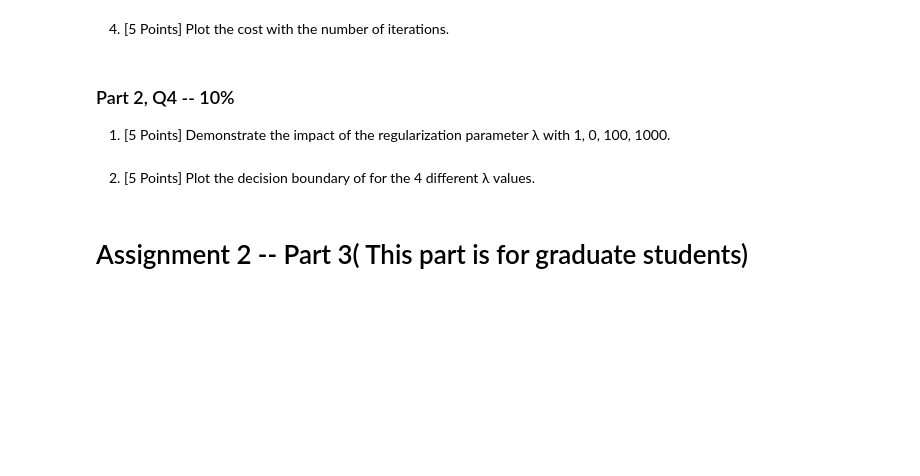
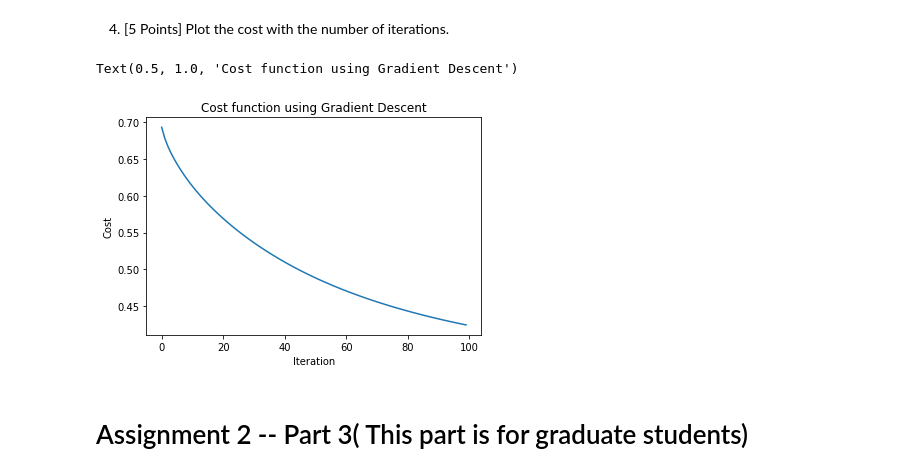
Before and after one commit to aviveiros11/Machine_Learning, a Jupyter notebook: Assignment2/Assignment2.ipynb, the cells around one changed output. Saved outputs shown, nothing was run; the diff lists cells and outputs as text; code cells hidden in the pictures; blank space fills up the shorter version.

```diff
--- a/Assignment2/Assignment2.ipynb
+++ b/Assignment2/Assignment2.ipynb
@@ -304,12 +374,30 @@ Hint: You can use the cost and GradientDescent algorithms implemented in assignm
 # %% [markdown]
 2. [5 Points] Implement RegularizedlogRegressionGradientDescent .
+# %%
+def reglogRegressionGradientDescent(X, y, theta0, alpha, iterations, lambda_t):
+    cost_history =[]
+
+    for i in range(iterations):
+        cost = calcLogRegressionCost(X,y,theta0)
+        grad = 1/len(y) * np.dot(X.T,(sigmoid(np.dot(X,theta0)) - y))
+        grad = grad + (lambda_t/1/len(y))
+        theta0 = theta0 - (alpha * grad)
+        cost_history.append(cost)
+
+    return theta0 , cost_history
 # %% [markdown]
 4. [5 Points] Plot the cost with the number of iterations.
-# %% [markdown]
-### Part 2, Q4 -- 10%
-1. [5 Points] Demonstrate the impact of the regularization parameter λ with 1, 0, 100, 1000.
-# %% [markdown]
-2. [5 Points] Plot the decision boundary of for the 4 different λ values.
+# %%
+X = mapFeature(X.iloc[:,0], X.iloc[:,1])
+lambda_t = 1
+theta, costHist = reglogRegressionGradientDescent(X,y,initial_theta,alpha,iterations,lambda_t)
+plt.plot(costHist)
+plt.xlabel("Iteration")
+plt.ylabel("Cost")
+plt.title("Cost function using Gradient Descent")
+# %% [output]
+Text(0.5, 1.0, 'Cost function using Gradient Descent')
+[figure, added]
 # %% [markdown]
 # Assignment 2 -- Part 3( This part is for graduate students)
 # %% [markdown]
```
Also changed, not shown: parts of 9 cells of this notebook.
